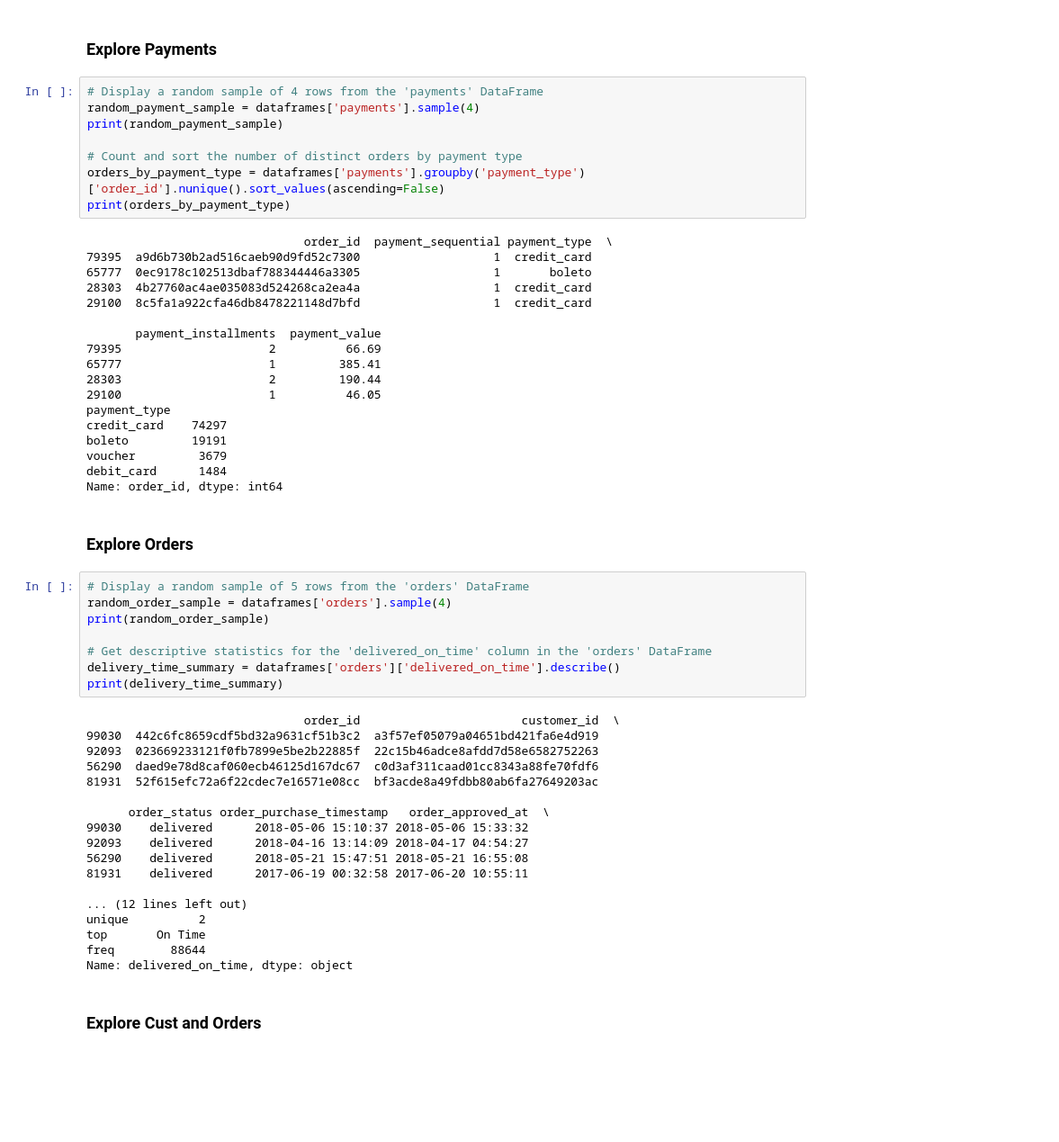
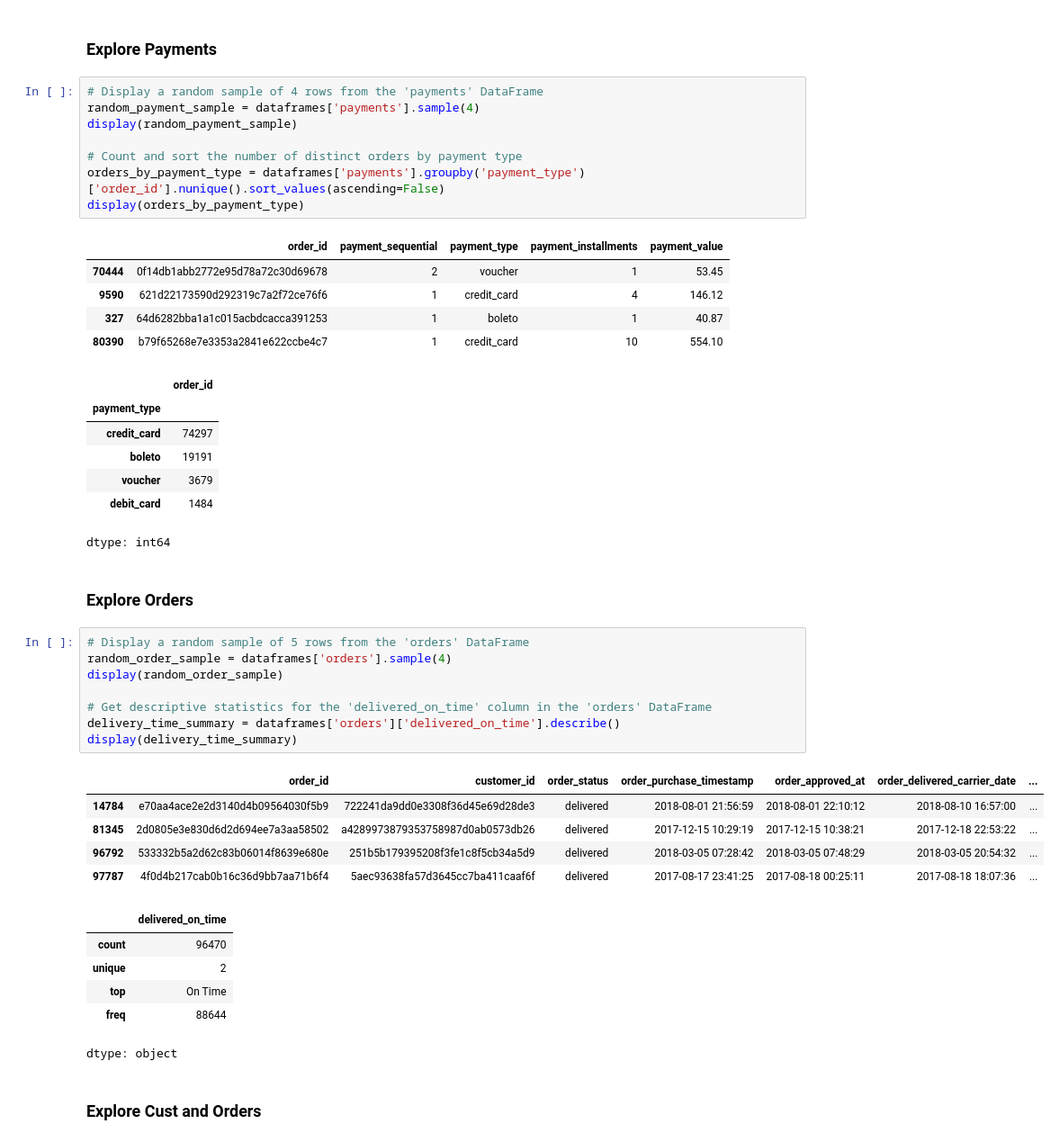
Before and after one commit to Indradi-R/project-data-analyst-dicoding, a Jupyter notebook: Data_Analysis_Project.ipynb, the cells around one changed output. Shown at 90% size. Drawn from its saved outputs; the diff is of its cells as text; blank space fills up the shorter version.

```diff
--- a/Data_Analysis_Project.ipynb
+++ b/Data_Analysis_Project.ipynb
@@ -361,57 +441,46 @@ Name: customer_id, dtype: int64
 # %%
 # Display a random sample of 4 rows from the 'payments' DataFrame
 random_payment_sample = dataframes['payments'].sample(4)
-print(random_payment_sample)
+display(random_payment_sample)
 
 # Count and sort the number of distinct orders by payment type
 orders_by_payment_type = dataframes['payments'].groupby('payment_type')['order_id'].nunique().sort_values(ascending=False)
-print(orders_by_payment_type)
+display(orders_by_payment_type)
 # %% [output]
+|  | order_id | payment_sequential | payment_type | payment_installments | payment_value |
+| 70444 | 0f14db1abb2772e95d78a72c30d69678 | 2 | voucher | 1 | 53.45 |
+| 9590 | 621d22173590d292319c7a2f72ce76f6 | 1 | credit_card | 4 | 146.12 |
+| 327 | 64d6282bba1a1c015acbdcacca391253 | 1 | boleto | 1 | 40.87 |
+| 80390 | b79f65268e7e3353a2841e622ccbe4c7 | 1 | credit_card | 10 | 554.10 |
+|  | order_id |
+| payment_type |  |
+| credit_card | 74297 |
+| boleto | 19191 |
+| voucher | 3679 |
+| debit_card | 1484 |
-                               order_id  payment_sequential payment_type  \
-79395  a9d6b730b2ad516caeb90d9fd52c7300                   1  credit_card
-65777  0ec9178c102513dbaf788344446a3305                   1       boleto
-28303  4b27760ac4ae035083d524268ca2ea4a                   1  credit_card
-29100  8c5fa1a922cfa46db8478221148d7bfd                   1  credit_card
-
-       payment_installments  payment_value
-79395                     2          66.69
-65777                     1         385.41
-28303                     2         190.44
-29100                     1          46.05
-payment_type
-credit_card    74297
-boleto         19191
-voucher         3679
-debit_card      1484
-Name: order_id, dtype: int64
+dtype: int64
 # %% [markdown]
 ### Explore Orders
 # %%
 # Display a random sample of 5 rows from the 'orders' DataFrame
 random_order_sample = dataframes['orders'].sample(4)
-print(random_order_sample)
+display(random_order_sample)
 
 # Get descriptive statistics for the 'delivered_on_time' column in the 'orders' DataFrame
 delivery_time_summary = dataframes['orders']['delivered_on_time'].describe()
-print(delivery_time_summary)
+display(delivery_time_summary)
 # %% [output]
+|  | order_id | customer_id | order_status | order_purchase_timestamp | order_approved_at | order_delivered_carrier_date | ... |
+| 14784 | e70aa4ace2e2d3140d4b09564030f5b9 | 722241da9dd0e3308f36d45e69d28de3 | delivered | 2018-08-01 21:56:59 | 2018-08-01 22:10:12 | 2018-08-10 16:57:00 | ... |
+| 81345 | 2d0805e3e830d6d2d694ee7a3aa58502 | a4289973879353758987d0ab0573db26 | delivered | 2017-12-15 10:29:19 | 2017-12-15 10:38:21 | 2017-12-18 22:53:22 | ... |
+| 96792 | 533332b5a2d62c83b06014f8639e680e | 251b5b179395208f3fe1c8f5cb34a5d9 | delivered | 2018-03-05 07:28:42 | 2018-03-05 07:48:29 | 2018-03-05 20:54:32 | ... |
+| 97787 | 4f0d4b217cab0b16c36d9bb7aa71b6f4 | 5aec93638fa57d3645cc7ba411caaf6f | delivered | 2017-08-17 23:41:25 | 2017-08-18 00:25:11 | 2017-08-18 18:07:36 | ... |
+|  | delivered_on_time |
+| count | 96470 |
+| unique | 2 |
+| top | On Time |
+| freq | 88644 |
-                               order_id                       customer_id  \
-99030  442c6fc8659cdf5bd32a9631cf51b3c2  a3f57ef05079a04651bd421fa6e4d919
-92093  023669233121f0fb7899e5be2b22885f  22c15b46adce8afdd7d58e6582752263
-56290  daed9e78d8caf060ecb46125d167dc67  c0d3af311caad01cc8343a88fe70fdf6
-81931  52f615efc72a6f22cdec7e16571e08cc  bf3acde8a49fdbb80ab6fa27649203ac
-
-      order_status order_purchase_timestamp   order_approved_at  \
-99030    delivered      2018-05-06 15:10:37 2018-05-06 15:33:32
-92093    delivered      2018-04-16 13:14:09 2018-04-17 04:54:27
-56290    delivered      2018-05-21 15:47:51 2018-05-21 16:55:08
-81931    delivered      2017-06-19 00:32:58 2017-06-20 10:55:11
-
-... (12 lines left out)
-unique          2
-top       On Time
-freq        88644
-Name: delivered_on_time, dtype: object
+dtype: object
 # %% [markdown]
 ### Explore Cust and Orders
 # %%
```
Also changed, not shown: parts of 10 cells of this notebook, 3 other files.
